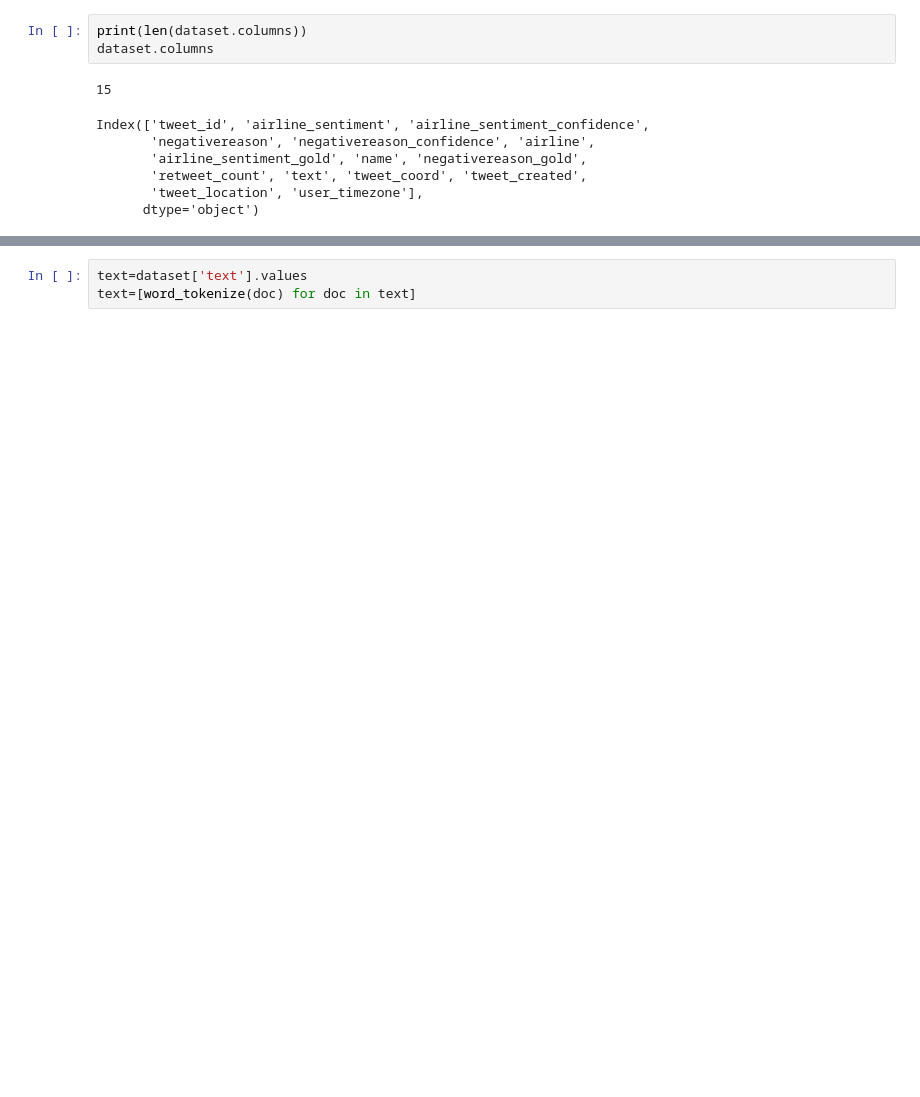
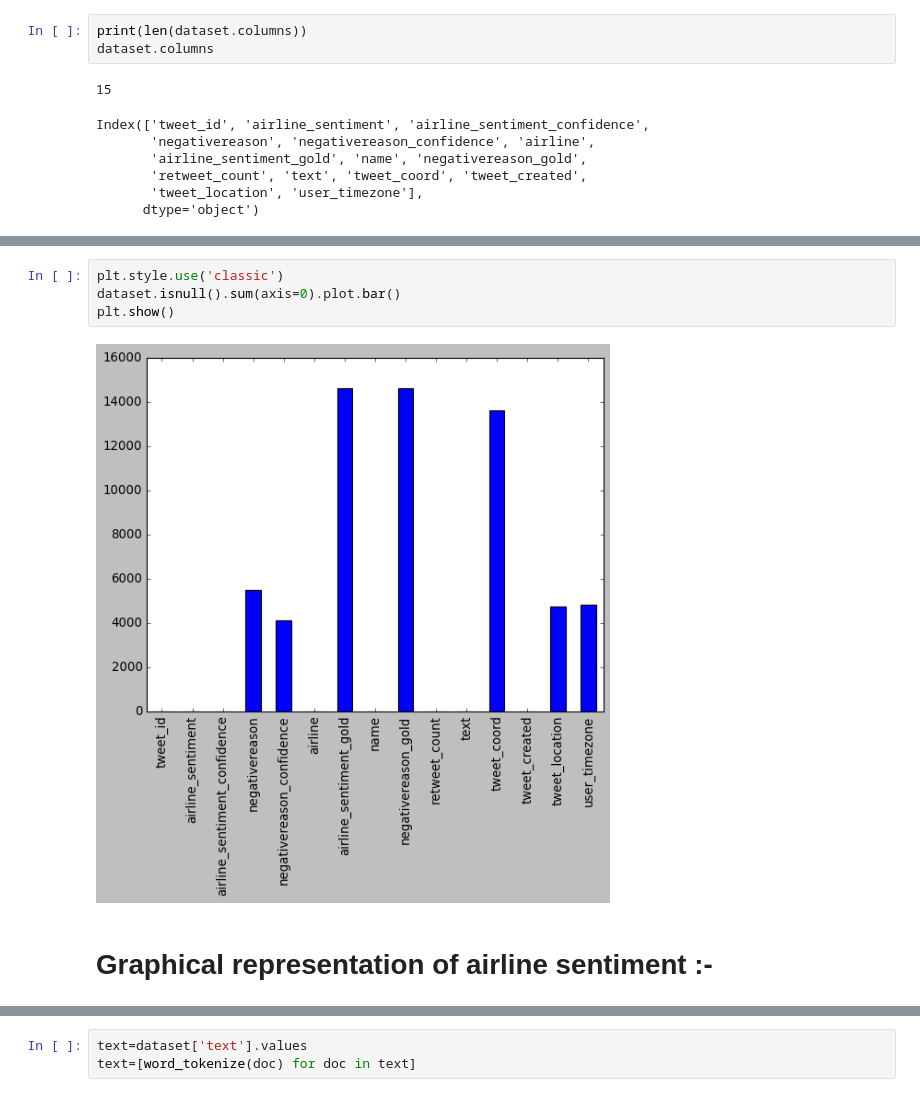
Before and after one commit to sherifRoshdy/NLP-project, a Jupyter notebook: Sentiment Analysis .ipynb, the cells around one changed output, grey strips where cells are left out. Cells and saved outputs as stored; diff of their text form; blank space fills up the shorter version.

```diff
--- a/Sentiment Analysis .ipynb
+++ b/Sentiment Analysis .ipynb
@@ -60,0 +124,8 @@ Index(['tweet_id', 'airline_sentiment', 'airline_sentiment_confidence',
+# %%
+plt.style.use('classic')
+dataset.isnull().sum(axis=0).plot.bar()
+plt.show()
+# %% [output]
+[figure, added]
+# %% [markdown]
+# Graphical representation of airline sentiment :-
```
Also changed, not shown: parts of 40 cells of this notebook, 1 other file.
